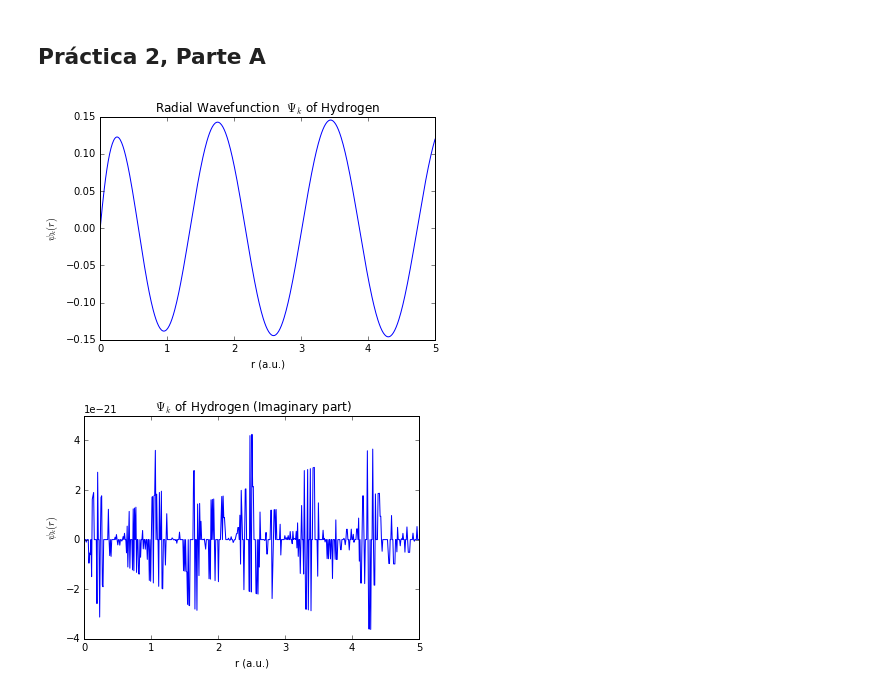
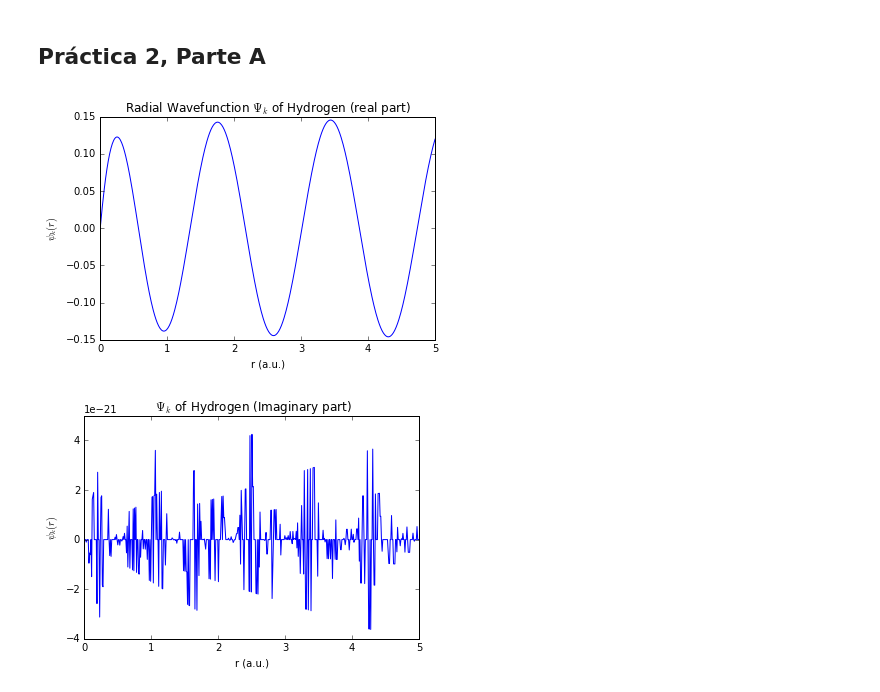
Before and after one commit to nicochunger/E3, a Jupyter notebook: Continuo.ipynb, the cells around one changed output. Saved outputs shown, nothing was run; the diff lists cells and outputs as text; code cells hidden in the pictures.

```diff
--- a/Continuo.ipynb
+++ b/Continuo.ipynb
@@ -48,16 +48,24 @@ psi = np.zeros(nsize,dtype=complex)
 # %%
 # Copiamos el array simbólico a numérico
 
+# Variables de mi funcion
+kq = 3
+lq = 0
+zq = 2
+
 for i in range(nsize):
-    psi[i]= R_analytic(3.5,0,2,x[i]).evalf()
+    psi[i]= R_analytic(kq,lq,zq,x[i]).evalf()
+
+# Creo mi funcion de onda analytica
+psi_analytic = R_analytic(kq,lq,zq,r)/sp.sqrt(4*sp.pi)
 # %%
 # Ploteo
 plt.plot(x,x*psi.real);
-plt.title("Radial Wavefunction  $\Psi_{k}$ of Hydrogen");
+plt.title("Radial Wavefunction $\Psi_{k}$ of Hydrogen (real part)");
 plt.xlabel("r (a.u.)");
 plt.ylabel("$\psi_{k}(r)$");
 # %% [output]
-[figure, old version]
+[figure, new version]
 # %%
 plt.plot(x,x*psi.imag);
 plt.title(" $\Psi_{k}$ of Hydrogen (Imaginary part)");
```
Also changed, not shown: parts of 20 cells of this notebook, 1 other file.
